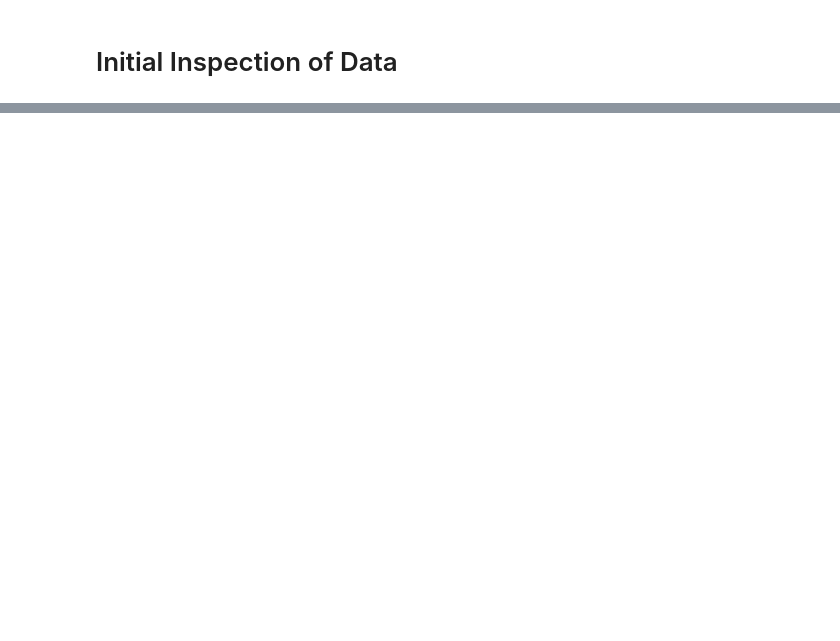
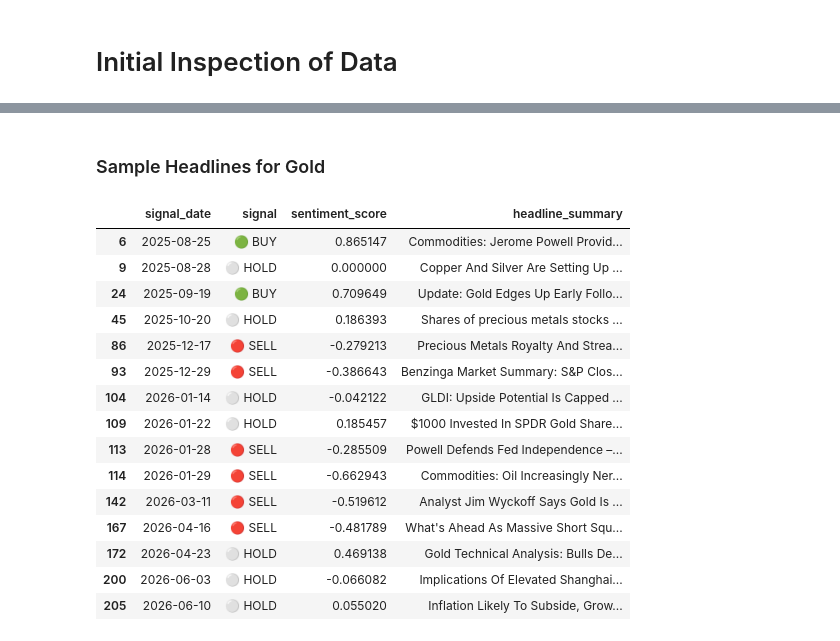
Before and after one commit to Ali-HusseinData/Investment-Signal-bot, a Jupyter notebook: backtesting/analysis/Investment_Signal_bot.ipynb, the cells around one changed output, grey strips where cells are left out. Saved outputs shown, nothing was run; the diff lists cells and outputs as text; code cells hidden in the pictures; blank space fills up the shorter version.

Commit message:
finalize analysis notebook

```diff
--- a/backtesting/analysis/Investment_Signal_bot.ipynb
+++ b/backtesting/analysis/Investment_Signal_bot.ipynb
@@ -159,0 +323,21 @@ display(full_report)
+# %% [markdown]
+### Sample Headlines for Gold
+# %%
+display(sample_headlines(gold_df))
+# %% [output]
+|  | signal_date | signal | sentiment_score | headline_summary |
+| 6 | 2025-08-25 | 🟢 BUY | 0.865147 | Commodities: Jerome Powell Provid... |
+| 9 | 2025-08-28 | ⚪ HOLD | 0.000000 | Copper And Silver Are Setting Up ... |
+| 24 | 2025-09-19 | 🟢 BUY | 0.709649 | Update: Gold Edges Up Early Follo... |
+| 45 | 2025-10-20 | ⚪ HOLD | 0.186393 | Shares of precious metals stocks ... |
+| 86 | 2025-12-17 | 🔴 SELL | -0.279213 | Precious Metals Royalty And Strea... |
+| 93 | 2025-12-29 | 🔴 SELL | -0.386643 | Benzinga Market Summary: S&P Clos... |
+| 104 | 2026-01-14 | ⚪ HOLD | -0.042122 | GLDI: Upside Potential Is Capped ... |
+| 109 | 2026-01-22 | ⚪ HOLD | 0.185457 | $1000 Invested In SPDR Gold Share... |
+| 113 | 2026-01-28 | 🔴 SELL | -0.285509 | Powell Defends Fed Independence –... |
+| 114 | 2026-01-29 | 🔴 SELL | -0.662943 | Commodities: Oil Increasingly Ner... |
+| 142 | 2026-03-11 | 🔴 SELL | -0.519612 | Analyst Jim Wyckoff Says Gold Is ... |
+| 167 | 2026-04-16 | 🔴 SELL | -0.481789 | What's Ahead As Massive Short Squ... |
+| 172 | 2026-04-23 | ⚪ HOLD | 0.469138 | Gold Technical Analysis: Bulls De... |
+| 200 | 2026-06-03 | ⚪ HOLD | -0.066082 | Implications Of Elevated Shanghai... |
+| 205 | 2026-06-10 | ⚪ HOLD | 0.055020 | Inflation Likely To Subside, Grow... |
```
Also changed, not shown: parts of 31 cells of this notebook.
